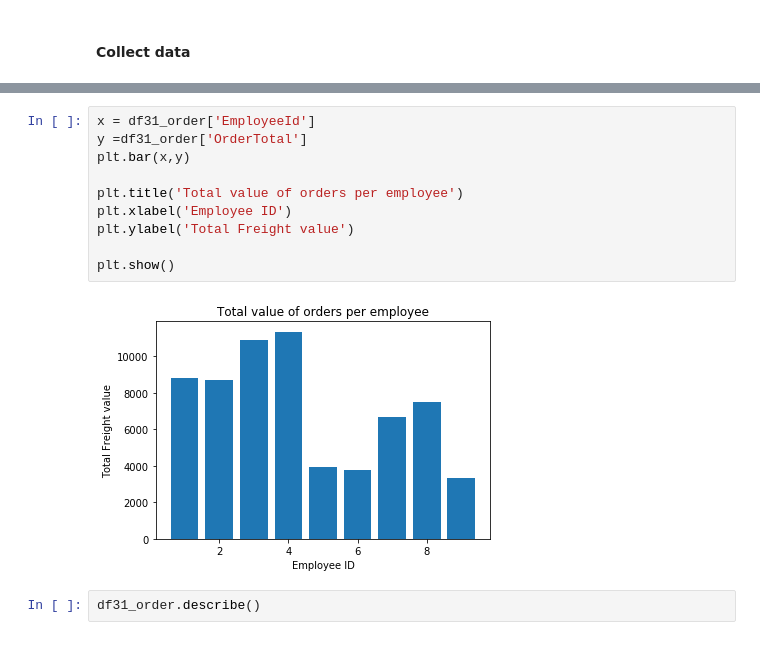
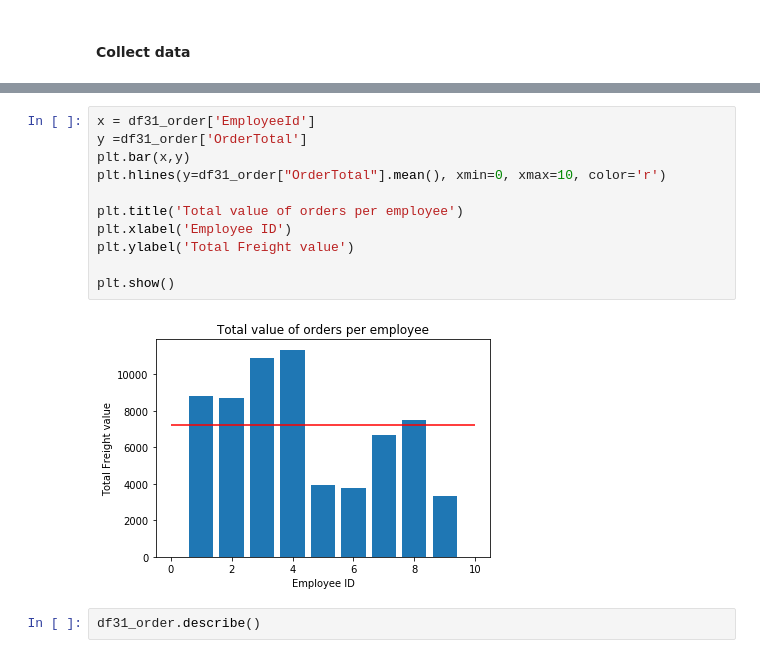
Before and after one commit to naquech-DS/dsc-2-final-project-online-ds-ft-112618, a Jupyter notebook: student.ipynb, the cells around one changed output, grey strips where cells are left out. Saved outputs shown, nothing was run; the diff lists cells and outputs as text.

```diff
--- a/student.ipynb
+++ b/student.ipynb
@@ -511,15 +495,16 @@ EmployeeId order by OrderTotal ASC
 # %%
 x = df31_order['EmployeeId']
 y =df31_order['OrderTotal']
 plt.bar(x,y)
+plt.hlines(y=df31_order["OrderTotal"].mean(), xmin=0, xmax=10, color='r')
 
 plt.title('Total value of orders per employee')
 plt.xlabel('Employee ID')
 plt.ylabel('Total Freight value')
 
 plt.show()
 # %% [output]
-[figure, old version]
+[figure, new version]
 # %%
 df31_order.describe()
 # %% [output]
```
Also changed, not shown: parts of 39 cells of this notebook, 1 other file.
